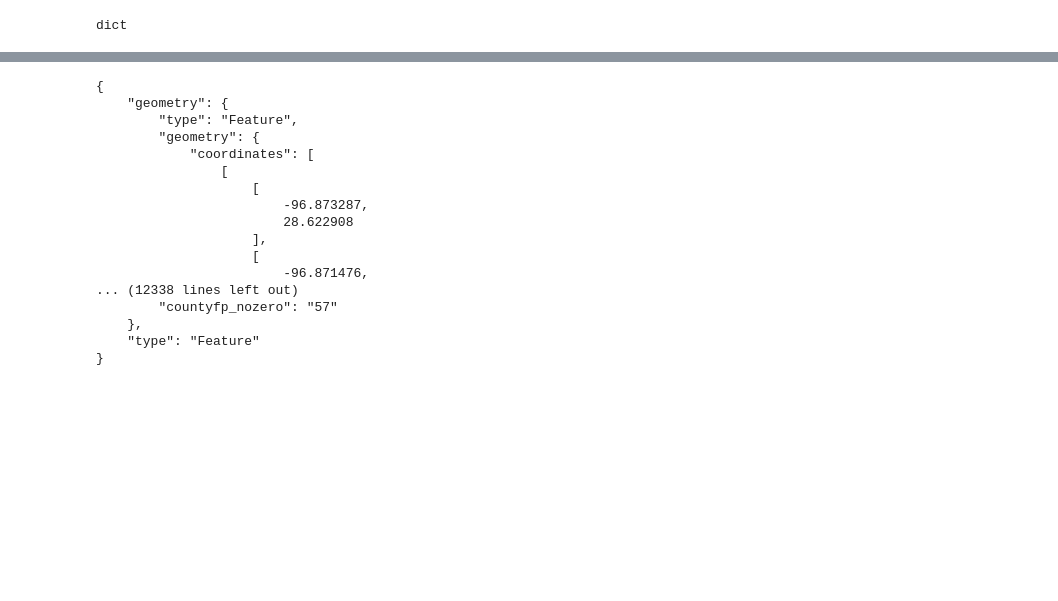
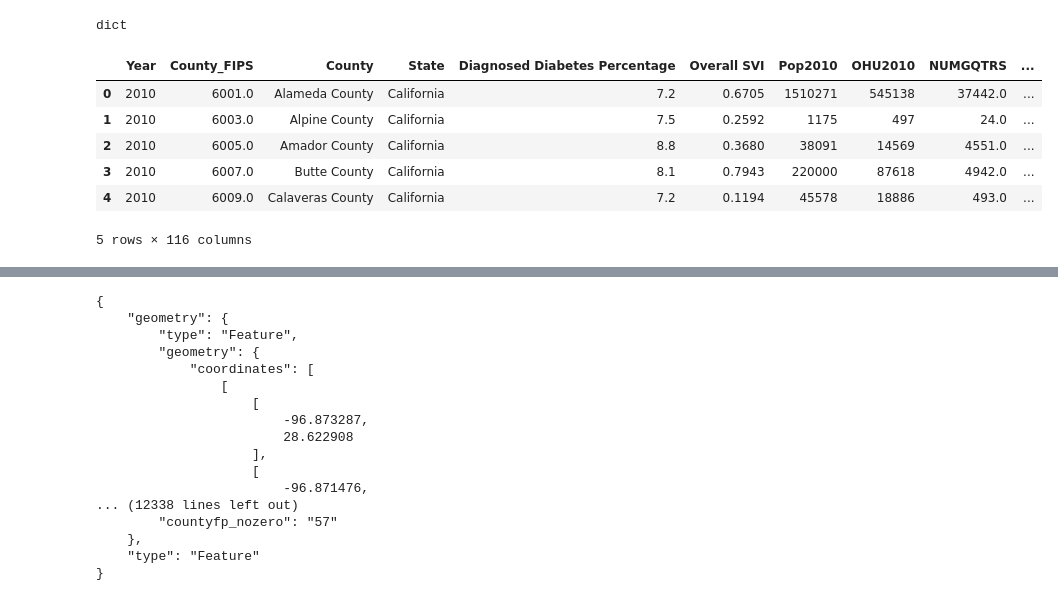
Before and after one commit to alexbhart/group9-project, a Jupyter notebook: starter_code.ipynb, the cells around one changed output, grey strips where cells are left out. Drawn from its saved outputs; the diff is of its cells as text; code cells hidden in the pictures; blank space fills up the shorter version.

```diff
--- a/starter_code.ipynb
+++ b/starter_code.ipynb
@@ -244,6 +250,16 @@ dict
 # %%
 # merge the two dataframes, first on county column, second on dictionary key namelsad
 df3 = pd.merge(df, df2, how="inner", left_on="County", right_on="namelsad")
+# %%
+df3.head()
+# %% [output]
+|  | Year | County_FIPS | County | State | Diagnosed Diabetes Percentage | Overall SVI | Pop2010 | OHU2010 | NUMGQTRS | ... |
+| 0 | 2010 | 6001.0 | Alameda County | California | 7.2 | 0.6705 | 1510271 | 545138 | 37442.0 | ... |
+| 1 | 2010 | 6003.0 | Alpine County | California | 7.5 | 0.2592 | 1175 | 497 | 24.0 | ... |
+| 2 | 2010 | 6005.0 | Amador County | California | 8.8 | 0.3680 | 38091 | 14569 | 4551.0 | ... |
+| 3 | 2010 | 6007.0 | Butte County | California | 8.1 | 0.7943 | 220000 | 87618 | 4942.0 | ... |
+| 4 | 2010 | 6009.0 | Calaveras County | California | 7.2 | 0.1194 | 45578 | 18886 | 493.0 | ... |
+5 rows × 116 columns
 # %%
 # load merged dataframe into a dictionary of lists for extraction
 df_dict = df3.to_dict("list")
```
Also changed, not shown: parts of 4 cells of this notebook, 6 other files.
